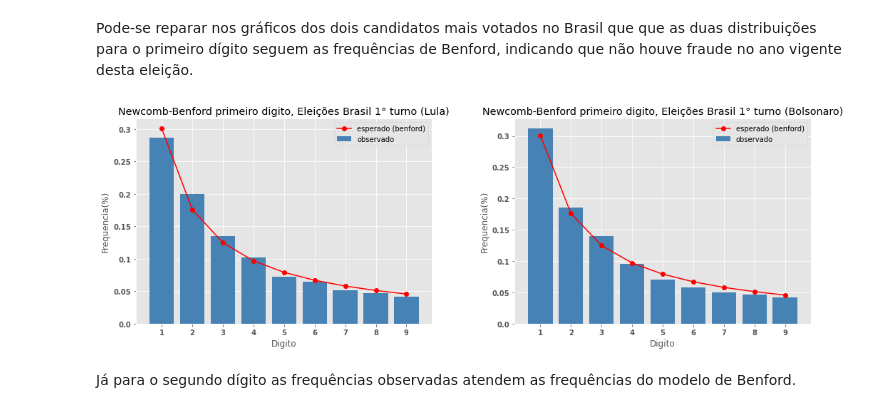
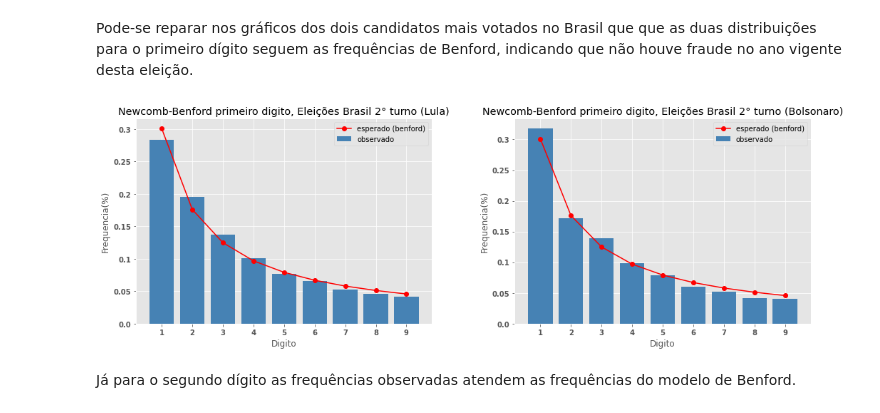
Before and after one commit to lucapqg/Statistic, a Jupyter notebook: benford_law_elections_fraud.ipynb, the cells around one changed output. Drawn from its saved outputs; the diff is of its cells as text; code cells hidden in the pictures.

```diff
--- a/benford_law_elections_fraud.ipynb
+++ b/benford_law_elections_fraud.ipynb
@@ -282,6 +282,6 @@ O resultado do teste obteve estatística suficiente para rejeitar a hipótese nu
 # %% [markdown]
 ><h2><strong>BRASIL</strong></h2>
 # %%
-df_brazil = pd.read_parquet('/content/drive/MyDrive/GitHub/benford-law/archive/eleicoes_brasil_turno1.parquet')
+df_brazil = pd.read_parquet('/content/drive/MyDrive/GitHub/benford-law/archive/eleicoes_br.parquet')
 df_brazil.head(3)
 # %% [output]
@@ -292,7 +293,9 @@ df_brazil.head(3)
 # %%
 column = 'QT_VOTOS_NOMINAIS_VALIDOS'
-df_lula = df_brazil.loc[df_brazil.NM_CANDIDATO.str.contains("LUIZ INÁCIO LULA DA SILVA"),[column]]
-df_bolsonaro = df_brazil.loc[df_brazil.NM_CANDIDATO.str.contains("BOLSONARO"),[column]]
+n_turno = 2
+df_turno = df_brazil[df_brazil.NR_TURNO == n_turno]
+df_lula = df_turno.loc[df_brazil.NM_CANDIDATO.str.contains("LUIZ INÁCIO LULA DA SILVA"),[column]]
+df_bolsonaro = df_turno.loc[df_brazil.NM_CANDIDATO.str.contains("BOLSONARO"),[column]]
 # %% [markdown]
 **Digitos**
 # %%
@@ -309,35 +312,35 @@ Pode-se reparar nos gráficos dos dois candidatos mais votados no Brasil que que
 # %%
 #TOTAL
 
 observed_p_1_lula, expected_p_1_lula = newcomb_benford(lula_first_d,percent = True)
 observed_p_1_bol , expected_p_1_bol = newcomb_benford(bolsonaro_first_d,percent = True)
 
 x = np.arange(1,10)
 fig, ax  = plt.subplots(1,2,figsize=(15,5))
 ax[0].plot(x,expected_p_1_lula,color='red',marker='o',label='esperado (benford)')
 ax[0].bar(x,observed_p_1_lula,color='#4682B4',label='observado')
-ax[0].set_title('Newcomb-Benford primeiro digito, Eleições Brasil 1° turno (Lula)')
+ax[0].set_title(f'Newcomb-Benford primeiro digito, Eleições Brasil {n_turno}° turno (Lula)')
 ax[0].set_ylabel('Frequencia(%)')
 ax[0].set_xlabel('Digito')
 ax[0].set_xticks(x)
 ax[0].set_yticklabels(np.round(ax[0].get_yticks(),2), weight='bold')
 ax[0].set_xticklabels(ax[0].get_xticks(),  weight='bold')
 ax[0].legend()
 
 ax[1].plot(x,expected_p_1_bol,color='red',marker='o',label='esperado (benford)')
 ax[1].bar(x,observed_p_1_bol,color='#4682B4',label='observado')
-ax[1].set_title('Newcomb-Benford primeiro digito, Eleições Brasil 1° turno (Bolsonaro)')
+ax[1].set_title(f'Newcomb-Benford primeiro digito, Eleições Brasil {n_turno}° turno (Bolsonaro)')
 ax[1].set_ylabel('Frequencia(%)')
 ax[1].set_xlabel('Digito')
 ax[1].set_xticks(x)
 ax[1].set_yticklabels(np.round(ax[1].get_yticks(),2), weight='bold')
 ax[1].set_xticklabels(ax[1].get_xticks(),  weight='bold')
 ax[1].legend()
 
 
 fig.tight_layout()
 # %% [output]
-[figure, old version]
+[figure, new version]
 # %% [markdown]
 Já para o segundo dígito as frequências observadas atendem as frequências do modelo de Benford.
 # %%
```
Also changed, not shown: parts of 6 cells of this notebook.
